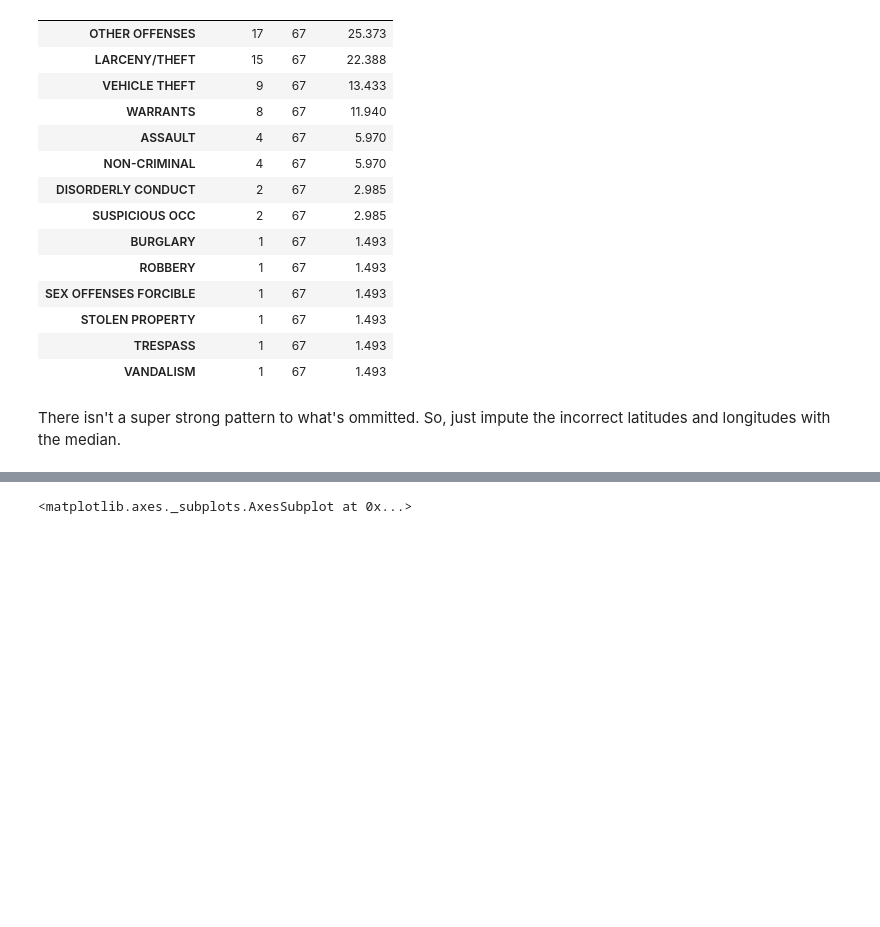
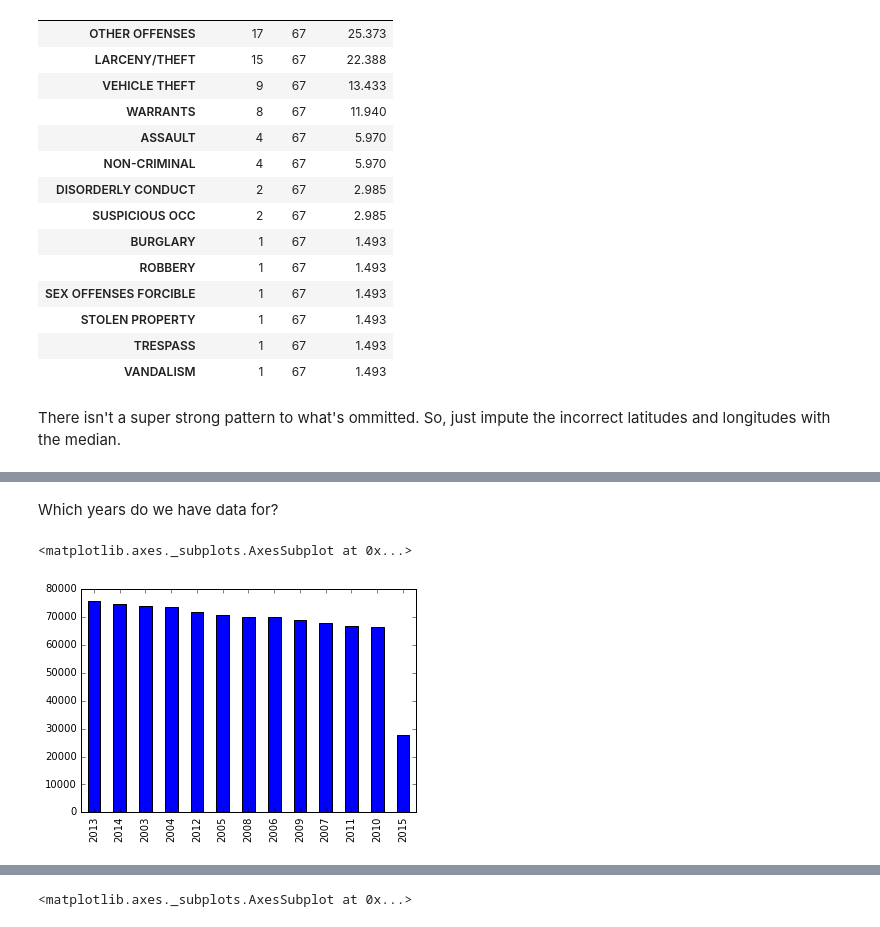
Before and after one commit to EloiseRosen/kaggle-airbnb, a Jupyter notebook: kaggle-sf-crime/DataExploration.ipynb, the cells around one changed output, grey strips where cells are left out. Saved outputs shown, nothing was run; the diff lists cells and outputs as text; code cells hidden in the pictures; blank space fills up the shorter version.

Commit message:
expand date/time section

```diff
--- a/kaggle-sf-crime/DataExploration.ipynb
+++ b/kaggle-sf-crime/DataExploration.ipynb
@@ -293,0 +314,8 @@ There isn't a super strong pattern to what's ommitted. So, just impute the incor
+# %%
+df['Year'] = df.Dates.dt.year
+df['Month'] = df.Dates.dt.month
+df['Week'] = df.Dates.dt.week
+df['Day'] = df.Dates.dt.day
+df['Hour'] = df.Dates.dt.hour
+df['Minute'] = df.Dates.dt.minute - 30
+df.head()
@@ -293,0 +329,7 @@ There isn't a super strong pattern to what's ommitted. So, just impute the incor
+# %% [markdown]
+Which years do we have data for?
+# %%
+df['Year'].value_counts().plot(kind = 'bar')
+# %% [output]
+<matplotlib.axes._subplots.AxesSubplot at 0x...>
+[figure, added]
```
Also changed, not shown: parts of 20 cells of this notebook.
